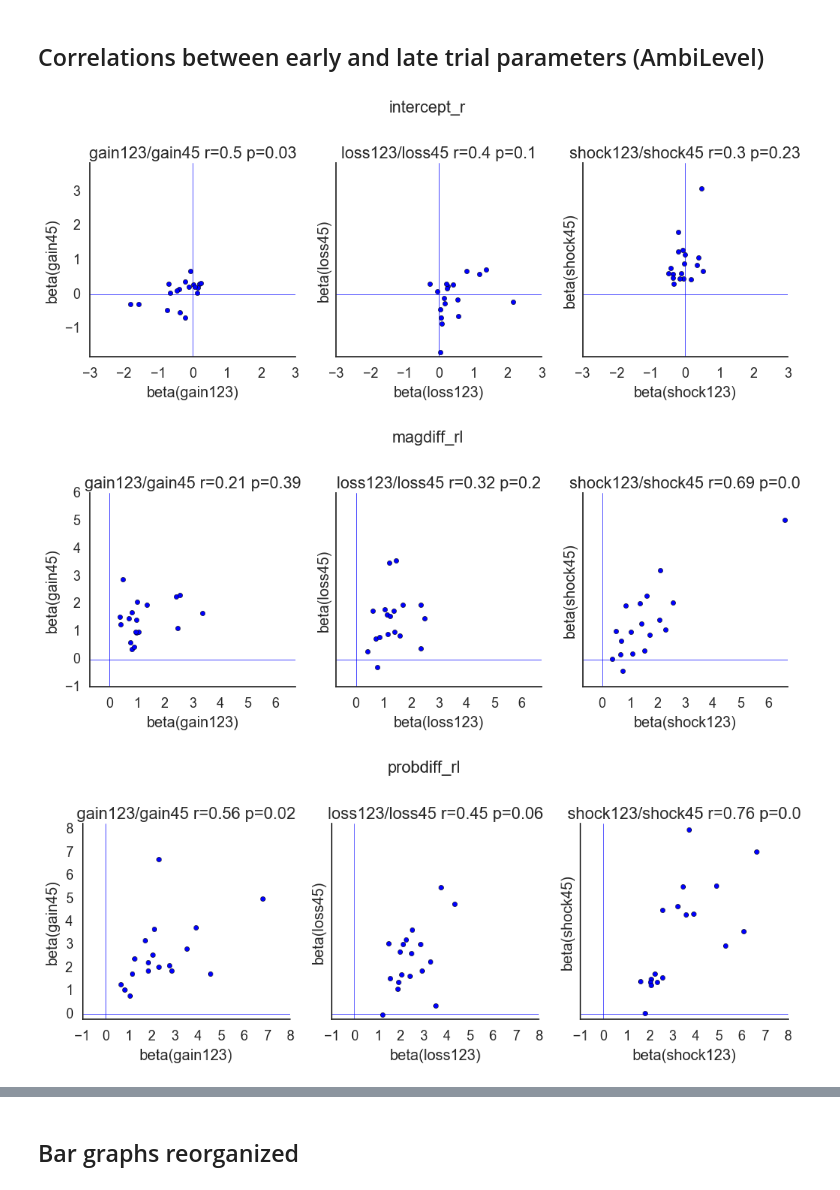
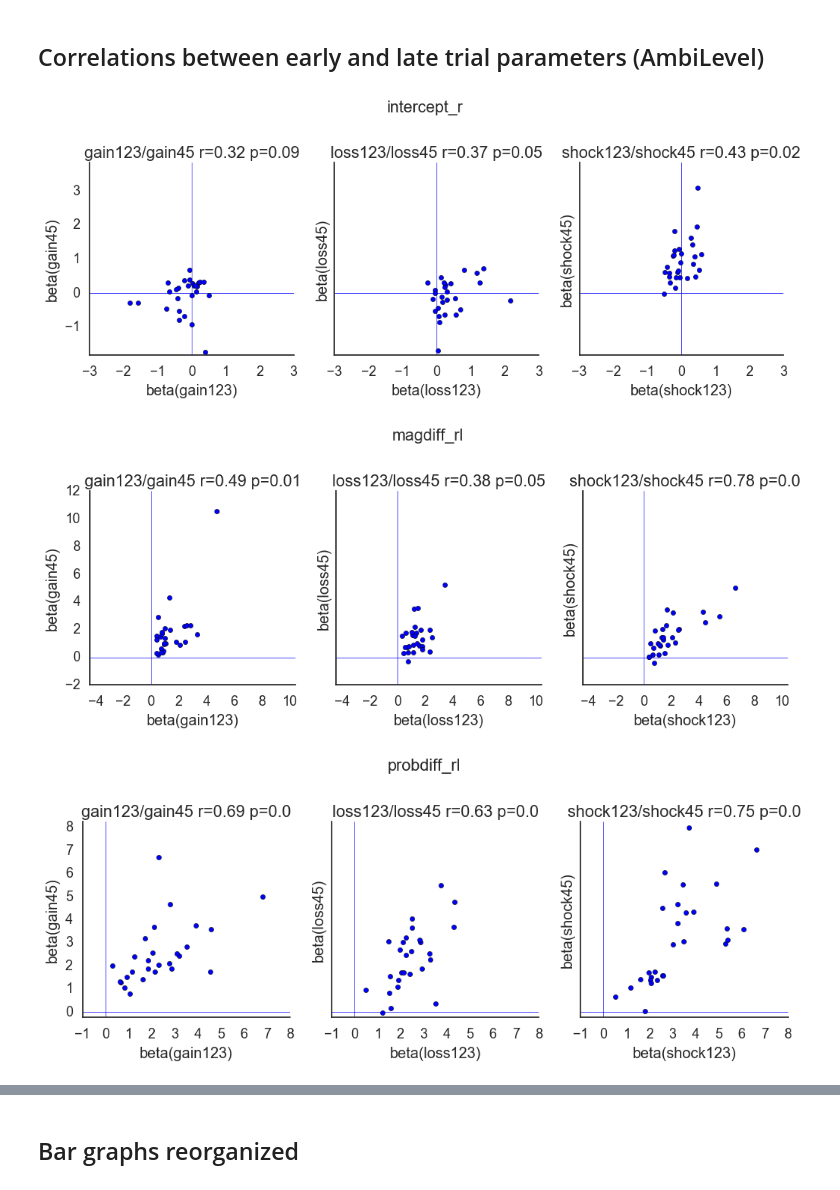
Before and after one commit to crgagne/ambi_gain_loss_shock, a Jupyter notebook: notebooks/Trial_Analysis.ipynb, the cells around one changed output, grey strips where cells are left out. Drawn from its saved outputs; the diff is of its cells as text; code cells hidden in the pictures.

```diff
--- a/notebooks/Trial_Analysis.ipynb
+++ b/notebooks/Trial_Analysis.ipynb
@@ -59,17 +59,17 @@ def process_model_rl(model = 'ambi_both', which_trial = 'all'):
     # for gain
     kwargs['task']='gain'
 
-    vp_list = ['06', '07', '10', '11', '12', '13', '15', '16', '17', '18', '19', '20', '22', '23_2', '25_2', '26_2', '27_2', '28_2', '29', '30']
+    vp_list = ['06', '07', '10', '11', '12', '13', '15', '16', '17', '18', '19', '20', '22', '23_2', '25_2', '26_2', '27_2', '28_2', '29', '30', '32', '33', '34', '35', '36', '37', '38', '39', '40']
     model_summary_df_g, model_param_df_g=(all_subs_model_fits(vp_list,fit_model_singRL,kwargs, which_trial = which_trial))
 
     # for loss
     kwargs['task']='loss'
-    vp_list = ['06', '07', '10', '11', '12', '13', '15', '16', '17', '18', '19', '20', '22', '23_2', '25_2', '26_2', '27_2', '28_2', '29', '30']
+    vp_list = ['06', '07', '10', '11', '12', '13', '15', '16', '17', '18', '19', '20', '22', '23_2', '25_2', '26_2', '27_2', '28_2', '29', '30', '32', '33', '34', '35', '36', '37', '38', '39', '40']
     model_summary_df_l, model_param_df_l=all_subs_model_fits(vp_list,fit_model_singRL,kwargs, which_trial = which_trial)
 
     # for shock
     kwargs['task']='shock'
-    vp_list = ['06', '07', '10', '11', '12', '13', '15', '16', '17', '18', '19', '20', '22', '23', '25', '26', '27', '28', '29', '30']
+    vp_list = ['06', '07', '10', '11', '12', '13', '15', '16', '17', '18', '19', '20', '22', '23', '25', '26', '27', '28', '29', '30', '31', '32', '33', '34', '35', '36', '37', '38', '39', '40']
     model_summary_df_s, model_param_df_s=all_subs_model_fits(vp_list,fit_model_singRL,kwargs, which_trial = which_trial)
 
     # stacking all the df's for a single model
@@ -237,9 +190,9 @@ def plotTriplet(triplet_df, parameter):
 # %%
-plotTriplet(triplet_intercept, 'intercept_r')
-plotTriplet(triplet_magdiff, 'magdiff_rl')
-plotTriplet(triplet_probdiff, 'probdiff_rl')
-f = plotTriplet(triplet_ambiguityLevel, 'ambiguityLevel_rl')
+plotTrialCorrelations(triplet_intercept, 'intercept_r')
+plotTrialCorrelations(triplet_magdiff, 'magdiff_rl')
+plotTrialCorrelations(triplet_probdiff, 'probdiff_rl')
+f = plotTrialCorrelations(triplet_ambiguityLevel, 'ambiguityLevel_rl')
 # %% [output]
-[figure, old version]
+[figure, new version]
-[figure, old version]
+[figure, new version]
-[figure, old version]
+[figure, new version]
```
Also changed, not shown: parts of 14 cells of this notebook, 36 other files.
